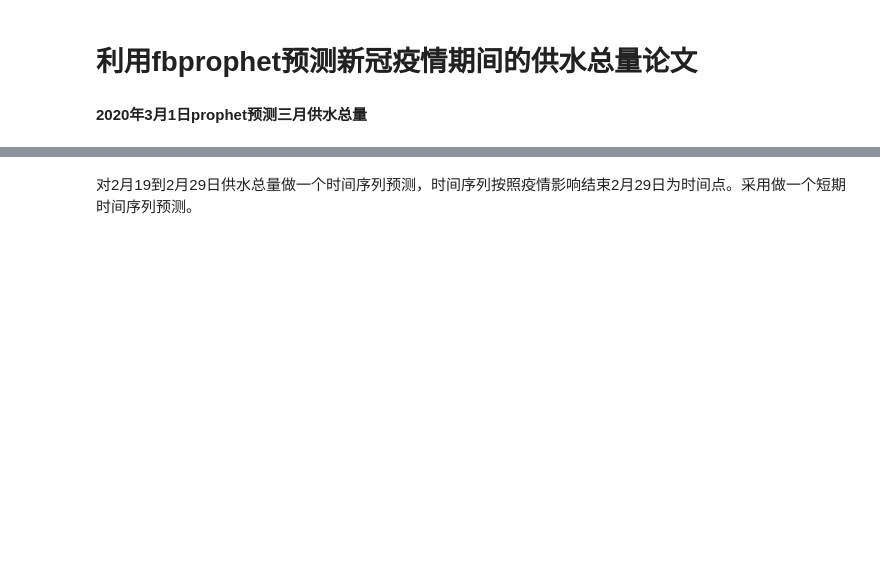
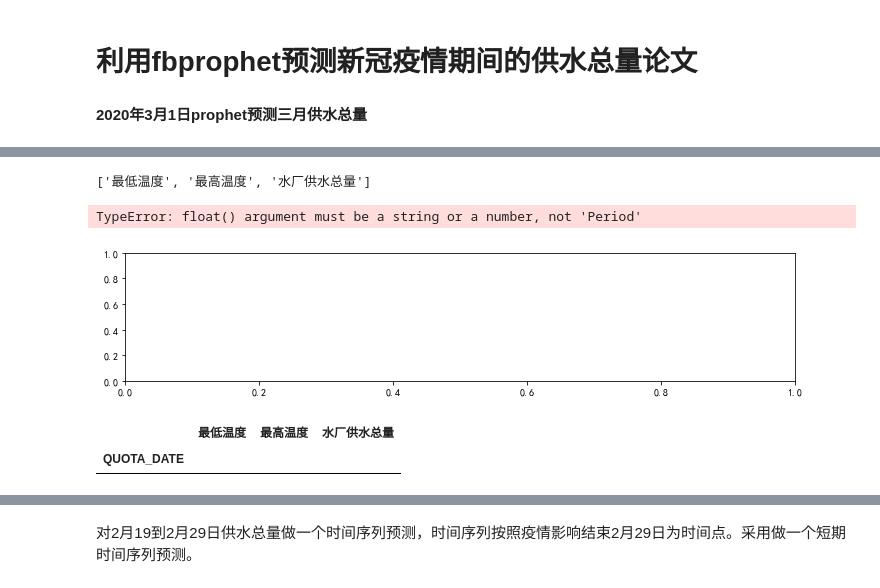
Before and after one commit to jayaston/mypyworks, a Jupyter notebook: 利用fbprophet预测新冠疫情期间的供水总量论文.ipynb, the cells around one changed output, grey strips where cells are left out. Cells and saved outputs as stored; diff of their text form; code cells hidden in the pictures; blank space fills up the shorter version.

```diff
--- a/利用fbprophet预测新冠疫情期间的供水总量论文.ipynb
+++ b/利用fbprophet预测新冠疫情期间的供水总量论文.ipynb
@@ -14,6 +14,4 @@ import numpy as np
 import datetime as dt
 # %%
 
-sup_water = pd.read_excel(r'C:/Users/Jay/mypyworks/自来水数据/2015-2020日供水总量.xlsx',skiprows=2)
+sup_water = pd.read_excel(r'C:/Users/Jay/mypyworks/自来水数据/2015-2020日供水总量.xlsx')
-# %%
-sup_water.columns = ['QUOTA_DATE','QUOTA_VALUE']
@@ -20,2 +34,17 @@ sup_water.columns = ['QUOTA_DATE','QUOTA_VALUE']
 # %%
-sup_water = sup_water[['QUOTA_DATE','QUOTA_VALUE']].set_index('QUOTA_DATE').sort_index()['2017':]
+sup_water = sup_water.set_index('QUOTA_DATE').sort_index()['2017':]
+# %%
+list(sup_water.columns)
+# %% [output]
+['最低温度', '最高温度', '水厂供水总量']
+# %%
+plt.figure(figsize=(12,8))
+plt.subplot(311)
+sup_water['水厂供水总量'].plot(title='水厂供水总量')
+plt.subplot(312)
+sup_water['最高温度'].plot(title='最高温度')
+plt.subplot(313)
+sup_water['最低温度'].plot(title='最低温度')
+# %% [output]
+TypeError: float() argument must be a string or a number, not 'Period'
+[figure, added]
@@ -21,0 +59,9 @@ sup_water = sup_water[['QUOTA_DATE','QUOTA_VALUE']].set_index('QUOTA_DATE').sort
+# %%
+#判断离群值
+# print(sup_water['最高温度'].value_counts(dropna=False))
+am = sup_water['最低温度'].rolling(window=3,min_periods=1,center=True).mean()
+diff = sup_water['最低温度']-am
+sup_water[diff.abs()>diff.std(ddof=0)*4]
+# %% [output]
+|  | 最低温度 | 最高温度 | 水厂供水总量 |
+| QUOTA_DATE |  |  |  |
```
Also changed, not shown: parts of 54 cells of this notebook, 36 other files.
